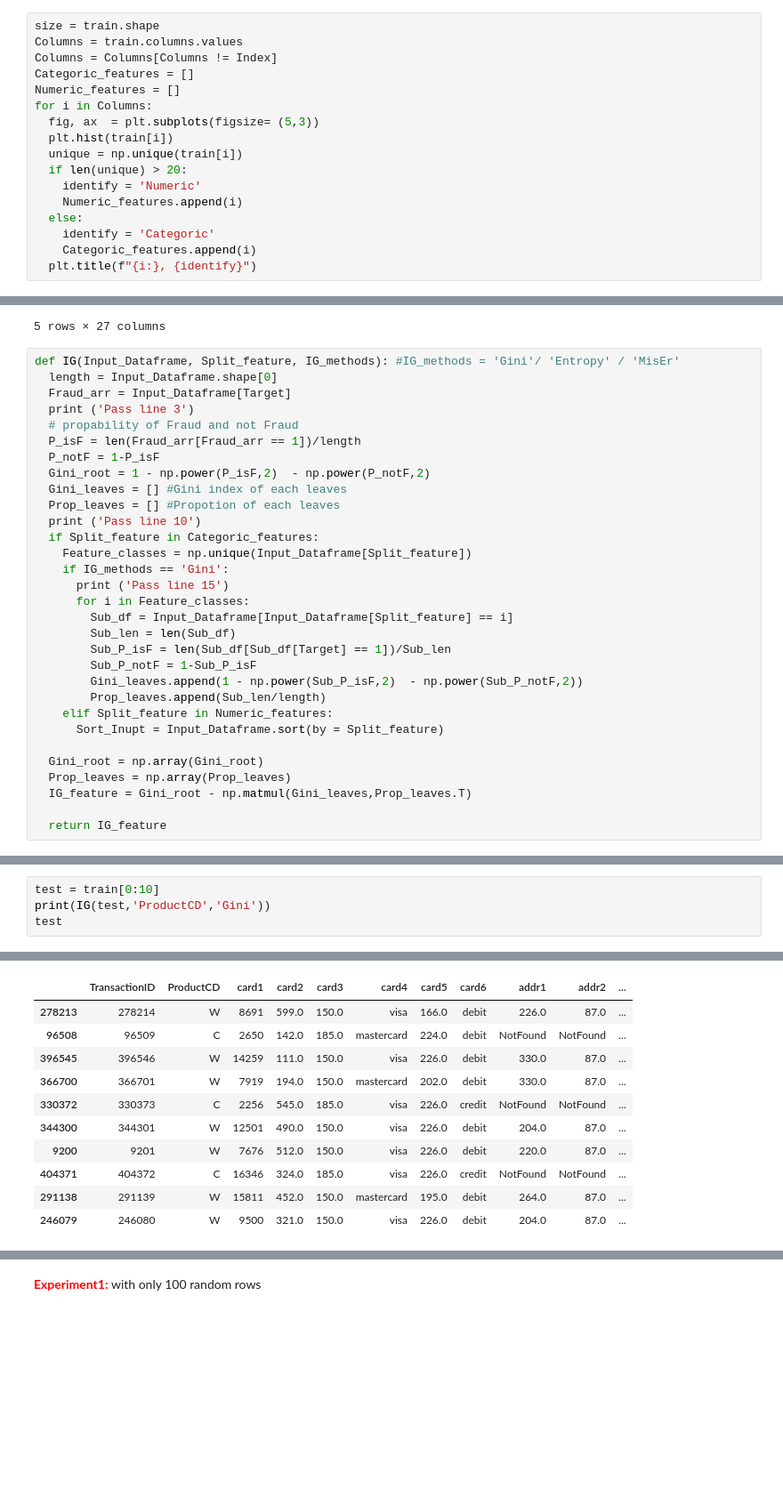
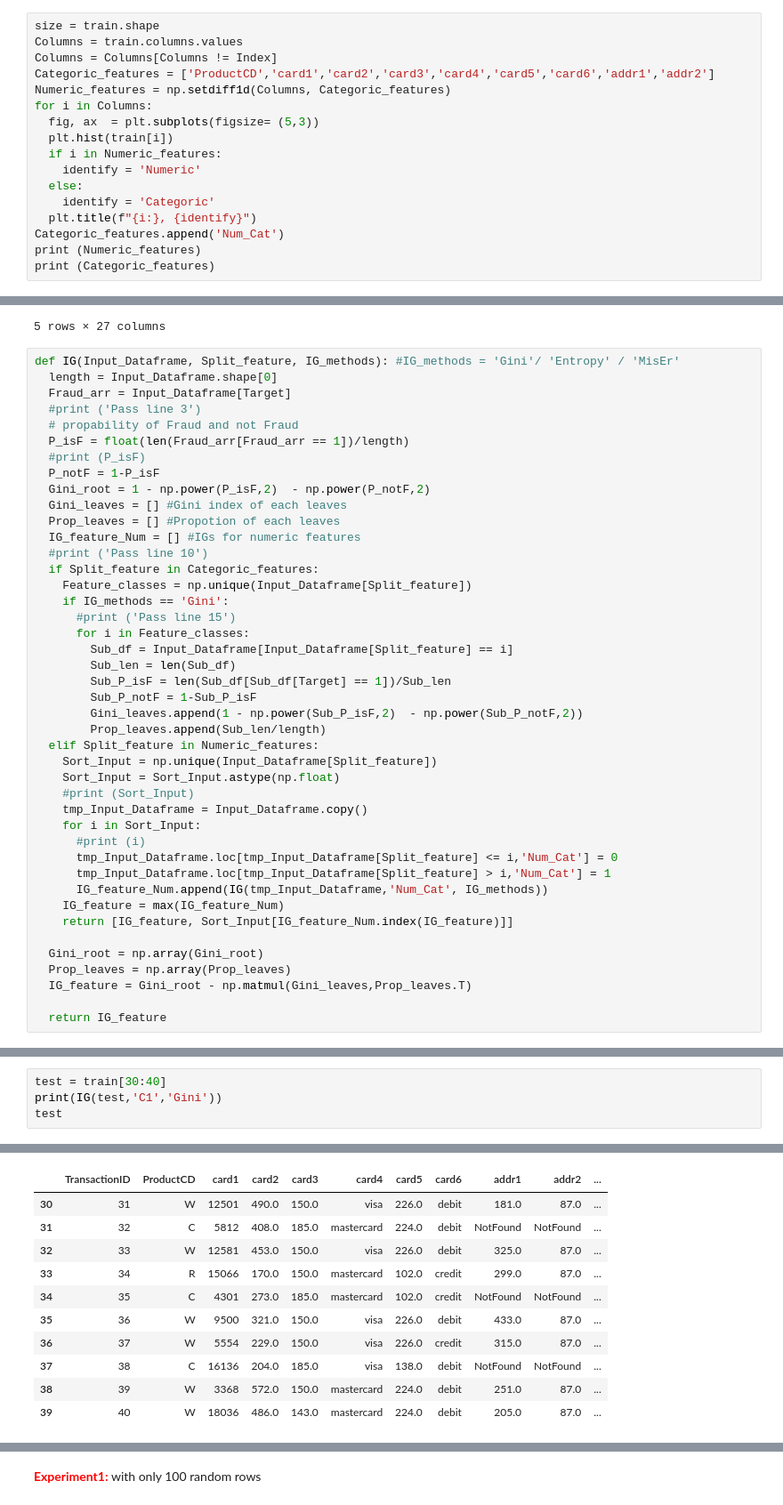
Before and after one commit to YinQingYuanQue/HM1_DT_CS529, a Jupyter notebook: HM1.ipynb, the cells around one changed output, grey strips where cells are left out. Shown at 89% size. Drawn from its saved outputs; the diff is of its cells as text; blank space fills up the shorter version.

```diff
--- a/HM1.ipynb
+++ b/HM1.ipynb
@@ -36,17 +36,17 @@ Basic statistics
 size = train.shape
 Columns = train.columns.values
 Columns = Columns[Columns != Index]
-Categoric_features = []
-Numeric_features = []
+Categoric_features = ['ProductCD','card1','card2','card3','card4','card5','card6','addr1','addr2']
+Numeric_features = np.setdiff1d(Columns, Categoric_features)
 for i in Columns:
   fig, ax  = plt.subplots(figsize= (5,3))
   plt.hist(train[i])
-  unique = np.unique(train[i])
-  if len(unique) > 20:
+  if i in Numeric_features:
     identify = 'Numeric'
-    Numeric_features.append(i)
   else:
     identify = 'Categoric'
-    Categoric_features.append(i)
   plt.title(f"{i:}, {identify}")
+Categoric_features.append('Num_Cat')
+print (Numeric_features)
+print (Categoric_features)
 # %% [output]
@@ -91,18 +83,20 @@ tmp.head()
 def IG(Input_Dataframe, Split_feature, IG_methods): #IG_methods = 'Gini'/ 'Entropy' / 'MisEr'
   length = Input_Dataframe.shape[0]
   Fraud_arr = Input_Dataframe[Target]
-  print ('Pass line 3')
+  #print ('Pass line 3')
   # propability of Fraud and not Fraud
-  P_isF = len(Fraud_arr[Fraud_arr == 1])/length
+  P_isF = float(len(Fraud_arr[Fraud_arr == 1])/length)
+  #print (P_isF)
   P_notF = 1-P_isF
   Gini_root = 1 - np.power(P_isF,2)  - np.power(P_notF,2)
   Gini_leaves = [] #Gini index of each leaves
   Prop_leaves = [] #Propotion of each leaves
-  print ('Pass line 10')
+  IG_feature_Num = [] #IGs for numeric features
+  #print ('Pass line 10')
   if Split_feature in Categoric_features:
     Feature_classes = np.unique(Input_Dataframe[Split_feature])
     if IG_methods == 'Gini':
-      print ('Pass line 15')
+      #print ('Pass line 15')
       for i in Feature_classes:
         Sub_df = Input_Dataframe[Input_Dataframe[Split_feature] == i]
         Sub_len = len(Sub_df)
@@ -110,8 +104,18 @@ def IG(Input_Dataframe, Split_feature, IG_methods): #IG_methods = 'Gini'/ 'Entro
         Sub_P_notF = 1-Sub_P_isF
         Gini_leaves.append(1 - np.power(Sub_P_isF,2)  - np.power(Sub_P_notF,2))
         Prop_leaves.append(Sub_len/length)
-    elif Split_feature in Numeric_features:
-      Sort_Inupt = Input_Dataframe.sort(by = Split_feature)
+  elif Split_feature in Numeric_features:
+    Sort_Input = np.unique(Input_Dataframe[Split_feature])
+    Sort_Input = Sort_Input.astype(np.float)
+    #print (Sort_Input)
+    tmp_Input_Dataframe = Input_Dataframe.copy()
+    for i in Sort_Input:
+      #print (i)
+      tmp_Input_Dataframe.loc[tmp_Input_Dataframe[Split_feature] <= i,'Num_Cat'] = 0
+      tmp_Input_Dataframe.loc[tmp_Input_Dataframe[Split_feature] > i,'Num_Cat'] = 1
+      IG_feature_Num.append(IG(tmp_Input_Dataframe,'Num_Cat', IG_methods))
+    IG_feature = max(IG_feature_Num)
+    return [IG_feature, Sort_Input[IG_feature_Num.index(IG_feature)]]
 
   Gini_root = np.array(Gini_root)
   Prop_leaves = np.array(Prop_leaves)
@@ -125,5 +129,5 @@ def IG(Input_Dataframe, Split_feature, IG_methods): #IG_methods = 'Gini'/ 'Entro
 # %%
-test = train[0:10]
-print(IG(test,'ProductCD','Gini'))
+test = train[30:40]
+print(IG(test,'C1','Gini'))
 test
 # %% [output]
@@ -134,11 +137,11 @@ Pass line 15
 |  | TransactionID | ProductCD | card1 | card2 | card3 | card4 | card5 | card6 | addr1 | addr2 | ... |
-| 278213 | 278214 | W | 8691 | 599.0 | 150.0 | visa | 166.0 | debit | 226.0 | 87.0 | ... |
-| 96508 | 96509 | C | 2650 | 142.0 | 185.0 | mastercard | 224.0 | debit | NotFound | NotFound | ... |
-| 396545 | 396546 | W | 14259 | 111.0 | 150.0 | visa | 226.0 | debit | 330.0 | 87.0 | ... |
-| 366700 | 366701 | W | 7919 | 194.0 | 150.0 | mastercard | 202.0 | debit | 330.0 | 87.0 | ... |
-| 330372 | 330373 | C | 2256 | 545.0 | 185.0 | visa | 226.0 | credit | NotFound | NotFound | ... |
-| 344300 | 344301 | W | 12501 | 490.0 | 150.0 | visa | 226.0 | debit | 204.0 | 87.0 | ... |
-| 9200 | 9201 | W | 7676 | 512.0 | 150.0 | visa | 226.0 | debit | 220.0 | 87.0 | ... |
-| 404371 | 404372 | C | 16346 | 324.0 | 185.0 | visa | 226.0 | credit | NotFound | NotFound | ... |
-| 291138 | 291139 | W | 15811 | 452.0 | 150.0 | mastercard | 195.0 | debit | 264.0 | 87.0 | ... |
-| 246079 | 246080 | W | 9500 | 321.0 | 150.0 | visa | 226.0 | debit | 204.0 | 87.0 | ... |
+| 30 | 31 | W | 12501 | 490.0 | 150.0 | visa | 226.0 | debit | 181.0 | 87.0 | ... |
+| 31 | 32 | C | 5812 | 408.0 | 185.0 | mastercard | 224.0 | debit | NotFound | NotFound | ... |
+| 32 | 33 | W | 12581 | 453.0 | 150.0 | visa | 226.0 | debit | 325.0 | 87.0 | ... |
+| 33 | 34 | R | 15066 | 170.0 | 150.0 | mastercard | 102.0 | credit | 299.0 | 87.0 | ... |
+| 34 | 35 | C | 4301 | 273.0 | 185.0 | mastercard | 102.0 | credit | NotFound | NotFound | ... |
+| 35 | 36 | W | 9500 | 321.0 | 150.0 | visa | 226.0 | debit | 433.0 | 87.0 | ... |
+| 36 | 37 | W | 5554 | 229.0 | 150.0 | visa | 226.0 | credit | 315.0 | 87.0 | ... |
+| 37 | 38 | C | 16136 | 204.0 | 185.0 | visa | 138.0 | debit | NotFound | NotFound | ... |
+| 38 | 39 | W | 3368 | 572.0 | 150.0 | mastercard | 224.0 | debit | 251.0 | 87.0 | ... |
+| 39 | 40 | W | 18036 | 486.0 | 143.0 | mastercard | 224.0 | debit | 205.0 | 87.0 | ... |
```
Also changed, not shown: parts of 6 cells of this notebook.
